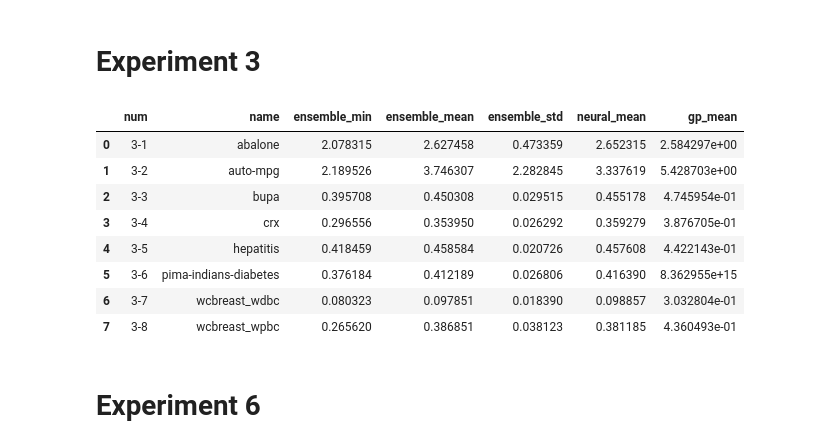
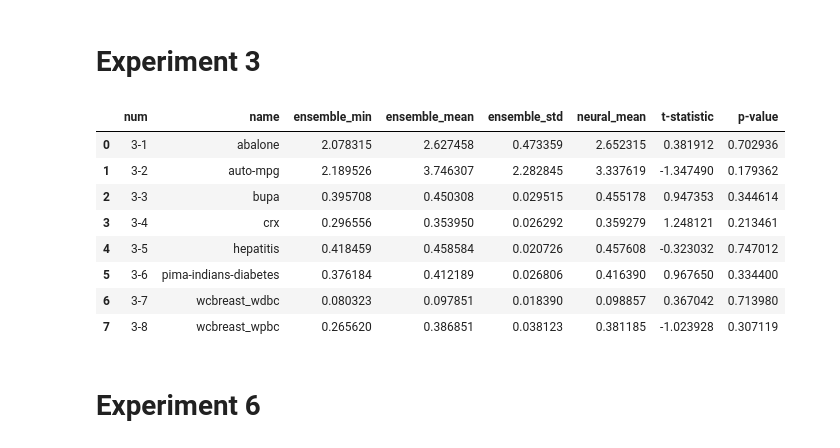
Before and after one commit to jeffheaton/phd-dissertation, a Jupyter notebook: python/dissertation_tables.ipynb, the cells around one changed output. Cells and saved outputs as stored; diff of their text form; code cells hidden in the pictures.

```diff
--- a/python/dissertation_tables.ipynb
+++ b/python/dissertation_tables.ipynb
@@ -1,13 +1,20 @@
 # %%
+%matplotlib inline
 import os
 import pandas as pd
+import numpy as np
 from IPython.display import display, HTML
 import re
+from scipy.stats import ttest_ind
+
+
+RESULT = "result-raw"
+#RESULT = "result"
 
 #path = "c:\\data\\"
 #path = "/Users/jeff/temp/dissertation"
-path = "/Users/jeff/dissertation-100runs"
-
+#path = "/Users/jeff/dissertation-100runs"
+path = "c:\\test\\dissertation-100runs"
 
 filename_read = os.path.join(path,"workload.csv")
 df = pd.read_csv(filename_read)
@@ -130,33 +152,51 @@ ex2_summary_neural.to_csv(os.path.join(path,"diss_ex2.csv"),index=False)
 # %%
 ex3 = df[df.name == 'experiment-3'][['dataset','algorithm','predictors','cycle','result','result-raw']]
 
-f = {'result-raw':['min','mean','std']}
+f = {RESULT:['min','mean','std']}
 ex3_summary = ex3.groupby(['dataset']).agg(f)
 
 ex3_summary.columns = [x[1] for x in ex3_summary.columns.values]
 ex3_summary.insert(0,'dataset', ex3_summary.index)
 ex3_summary.insert(1, 'name' ,[re.search('(.*)\.', x).group(1) for x in ex3_summary.dataset])
 ex3_summary.index = range(len(ex3_summary))
 ex3_summary.drop('dataset', axis=1, inplace=True)
 ex3_summary.columns = ['name','ensemble_min','ensemble_mean','ensemble_std']
 
 ex3_summary = pd.merge(ex3_summary,ex2_summary_neural,how="left",on=['name'])
-ex3_summary = pd.merge(ex3_summary,ex2_summary_gp,how="left",on=['name'])
-ex3_summary.drop(['neural_std','neural_min','gp_std','gp_min'], axis=1, inplace=True)
+ex3_summary.drop(['neural_std','neural_min'], axis=1, inplace=True)
 ex3_summary.insert(0, 'num', ["{}-{}".format(3,x+1) for x in range(len(ex3_summary))])
 
+datasets = ex3_summary.name.values
+col_tstat = []
+col_pvalue = []
+
+for dataset in datasets:
+    filename = dataset + ".csv"
+    a = df[ (df.dataset == filename) & (df.name=='experiment-2') & (df.algorithm.str.contains('neural'))][RESULT].tolist()
+    b = df[ (df.dataset == filename) & (df.name=='experiment-3')][RESULT].tolist()
+    a = [x for x in a if str(x)!='nan']
+    b = [x for x in b if str(x)!='nan']
+    t = ttest_ind(a, b)
+    col_tstat.append(t.statistic)
+    col_pvalue.append(t.pvalue)
+
+ex3_summary['t-statistic'] = col_tstat
+ex3_summary['p-value'] = col_pvalue
+
+
+
 display(ex3_summary)
-ex3_summary.to_csv(os.path.join(path,"diss_ex3.csv"),index=False)
+ex3_summary.to_csv(os.path.join(path,"diss_ex3.csv"),index=False,float_format='%.4f')
 # %% [output]
-|  | num | name | ensemble_min | ensemble_mean | ensemble_std | neural_mean | gp_mean |
-| 0 | 3-1 | abalone | 2.078315 | 2.627458 | 0.473359 | 2.652315 | 2.584297e+00 |
-| 1 | 3-2 | auto-mpg | 2.189526 | 3.746307 | 2.282845 | 3.337619 | 5.428703e+00 |
-| 2 | 3-3 | bupa | 0.395708 | 0.450308 | 0.029515 | 0.455178 | 4.745954e-01 |
-| 3 | 3-4 | crx | 0.296556 | 0.353950 | 0.026292 | 0.359279 | 3.876705e-01 |
-| 4 | 3-5 | hepatitis | 0.418459 | 0.458584 | 0.020726 | 0.457608 | 4.422143e-01 |
-| 5 | 3-6 | pima-indians-diabetes | 0.376184 | 0.412189 | 0.026806 | 0.416390 | 8.362955e+15 |
-| 6 | 3-7 | wcbreast_wdbc | 0.080323 | 0.097851 | 0.018390 | 0.098857 | 3.032804e-01 |
-| 7 | 3-8 | wcbreast_wpbc | 0.265620 | 0.386851 | 0.038123 | 0.381185 | 4.360493e-01 |
+|  | num | name | ensemble_min | ensemble_mean | ensemble_std | neural_mean | t-statistic | p-value |
+| 0 | 3-1 | abalone | 2.078315 | 2.627458 | 0.473359 | 2.652315 | 0.381912 | 0.702936 |
+| 1 | 3-2 | auto-mpg | 2.189526 | 3.746307 | 2.282845 | 3.337619 | -1.347490 | 0.179362 |
+| 2 | 3-3 | bupa | 0.395708 | 0.450308 | 0.029515 | 0.455178 | 0.947353 | 0.344614 |
+| 3 | 3-4 | crx | 0.296556 | 0.353950 | 0.026292 | 0.359279 | 1.248121 | 0.213461 |
+| 4 | 3-5 | hepatitis | 0.418459 | 0.458584 | 0.020726 | 0.457608 | -0.323032 | 0.747012 |
+| 5 | 3-6 | pima-indians-diabetes | 0.376184 | 0.412189 | 0.026806 | 0.416390 | 0.967650 | 0.334400 |
+| 6 | 3-7 | wcbreast_wdbc | 0.080323 | 0.097851 | 0.018390 | 0.098857 | 0.367042 | 0.713980 |
+| 7 | 3-8 | wcbreast_wpbc | 0.265620 | 0.386851 | 0.038123 | 0.381185 | -1.023928 | 0.307119 |
 # %% [markdown]
 # Experiment 6
 # %%
```
Also changed, not shown: parts of 6 cells of this notebook.
